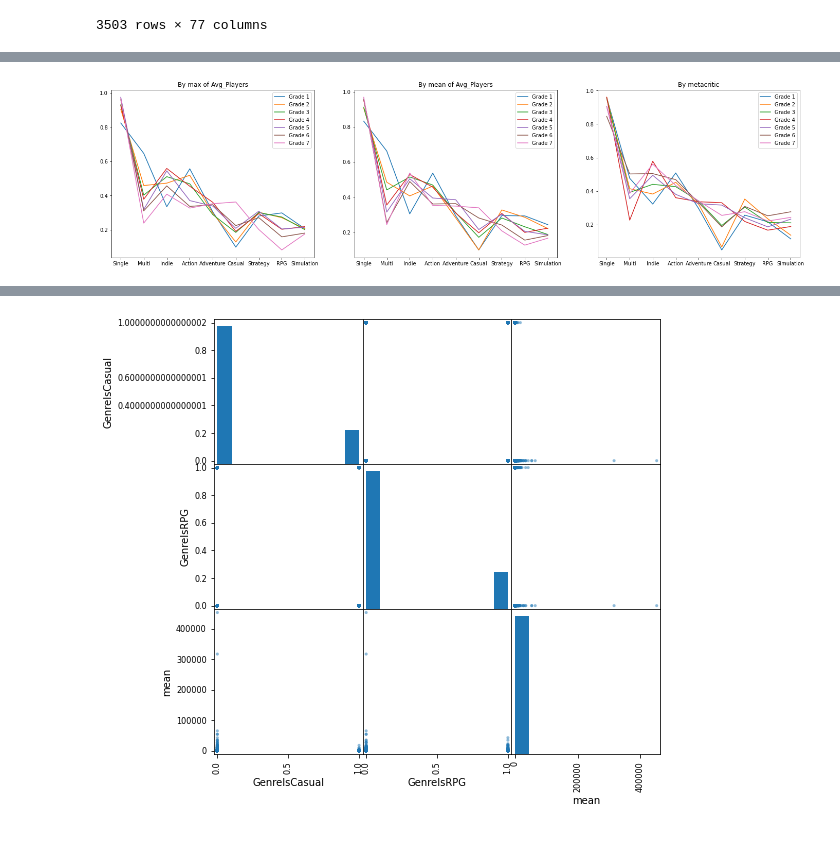
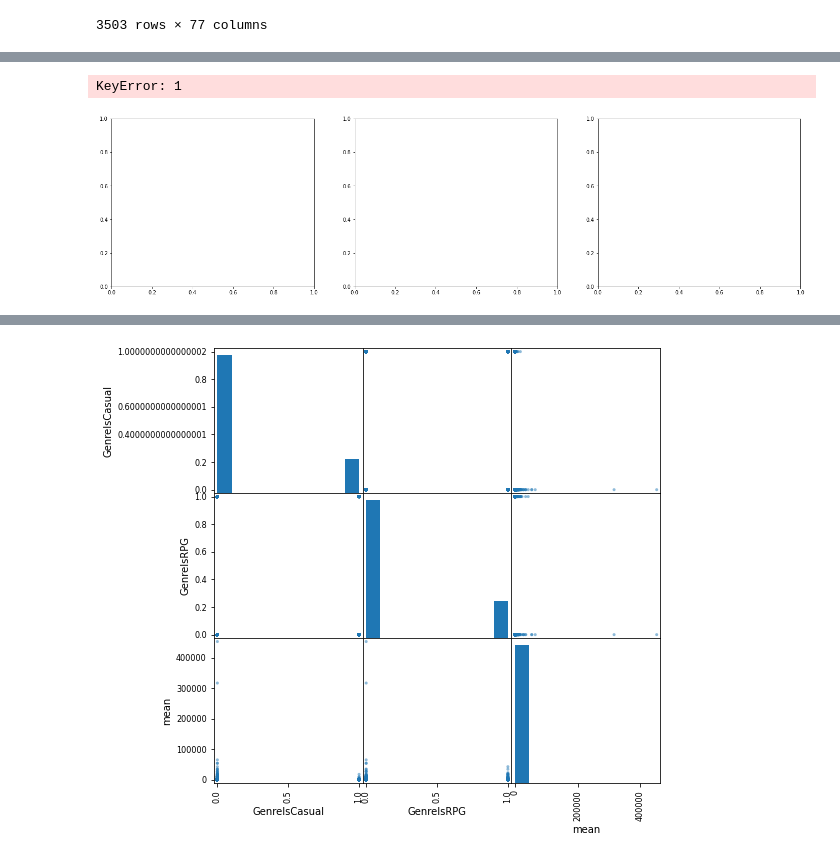
Before and after one commit to rsatijaUT/steaming-hot, a Jupyter notebook: Ling/PopularityAnalysis.ipynb, the cells around one changed output, grey strips where cells are left out. Drawn from its saved outputs; the diff is of its cells as text; code cells hidden in the pictures.

Commit message:
popularity analysis

```diff
--- a/Ling/PopularityAnalysis.ipynb
+++ b/Ling/PopularityAnalysis.ipynb
@@ -178,21 +192,10 @@ data_meta = grade_analysis(ranks,standard='Metacritic', plot_cutoff=False,plot_f
-# %%
-fig,ax=plt.subplots(1,3,figsize=(24,6))
-
-for i in list(range(1,len(ranks)+1)):
-    ax[0].plot(data_max[i].columns,data_max[i].mean(),label='Grade '+str(i))
-    ax[1].plot(data_mean[i].columns,data_mean[i].mean(),label='Grade '+str(i))
-    ax[2].plot(data_meta[i].columns,data_meta[i].mean(),label='Grade '+str(i))
-
-    ax[0].set_title('By max of Avg_Players')
-    ax[1].set_title('By mean of Avg_Players')
-    ax[2].set_title('By metacritic')
-
-ax[0].legend()
-ax[1].legend()
-ax[2].legend()
-plt.show()
-# %% [output]
-[figure, removed]
+# %%
+methods = ['max','mean','Metacritic']
+
+grade_analysis_plot_all(methods,ranks)
+# %% [output]
+KeyError: 1
+[figure, added]
 # %%
 ranks
 # %% [output]
```
Also changed, not shown: parts of 5 cells of this notebook.
